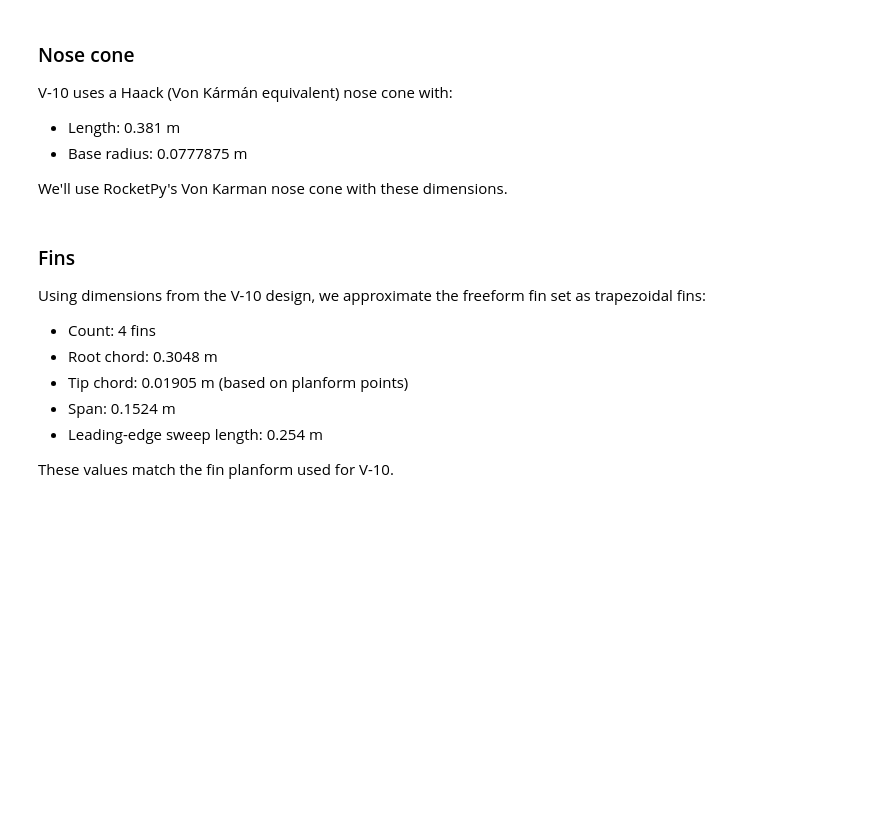
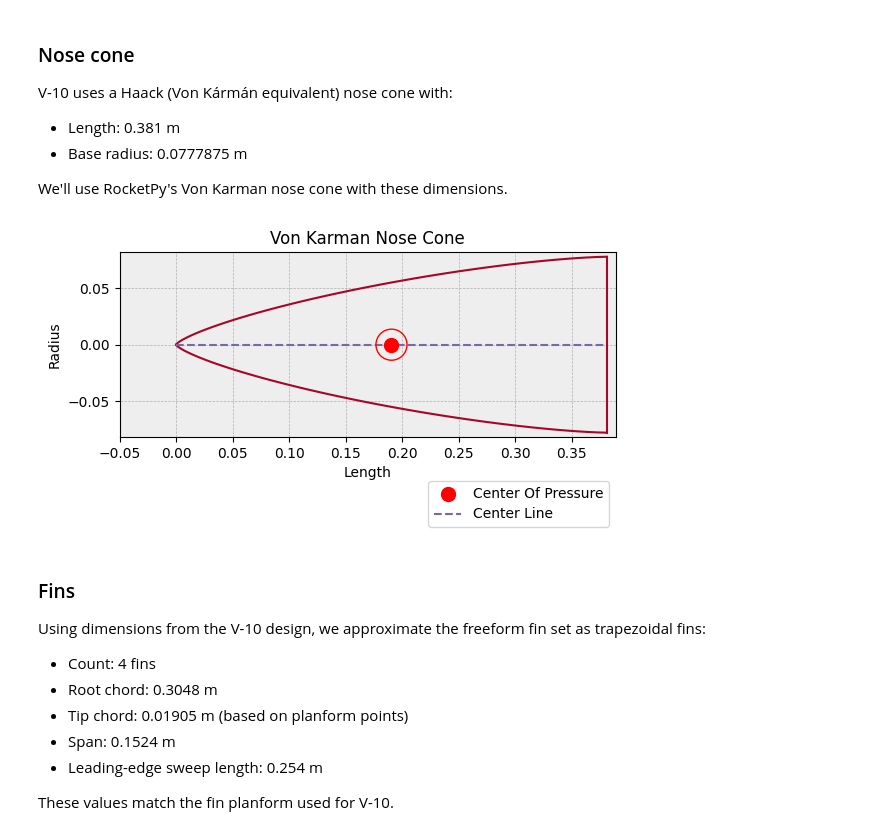
Before and after one commit to Lmx154/RL-RocketPy-Notebook, a Jupyter notebook: notebooks/v-10/v-10_flight_sim.ipynb, the cells around one changed output. Drawn from its saved outputs; the diff is of its cells as text; code cells hidden in the pictures; blank space fills up the shorter version.

```diff
--- a/notebooks/v-10/v-10_flight_sim.ipynb
+++ b/notebooks/v-10/v-10_flight_sim.ipynb
@@ -139,6 +137,10 @@ nosecone = NoseCone(
     rocket_radius=0.0777875,
     name='Nose Cone',
 )
+# %%
+nosecone.draw()
+# %% [output]
+[figure, added]
 # %% [markdown]
 ### Fins
 Using dimensions from the V-10 design, we approximate the freeform fin set as trapezoidal fins:
```
Also changed, not shown: parts of 5 cells of this notebook.
